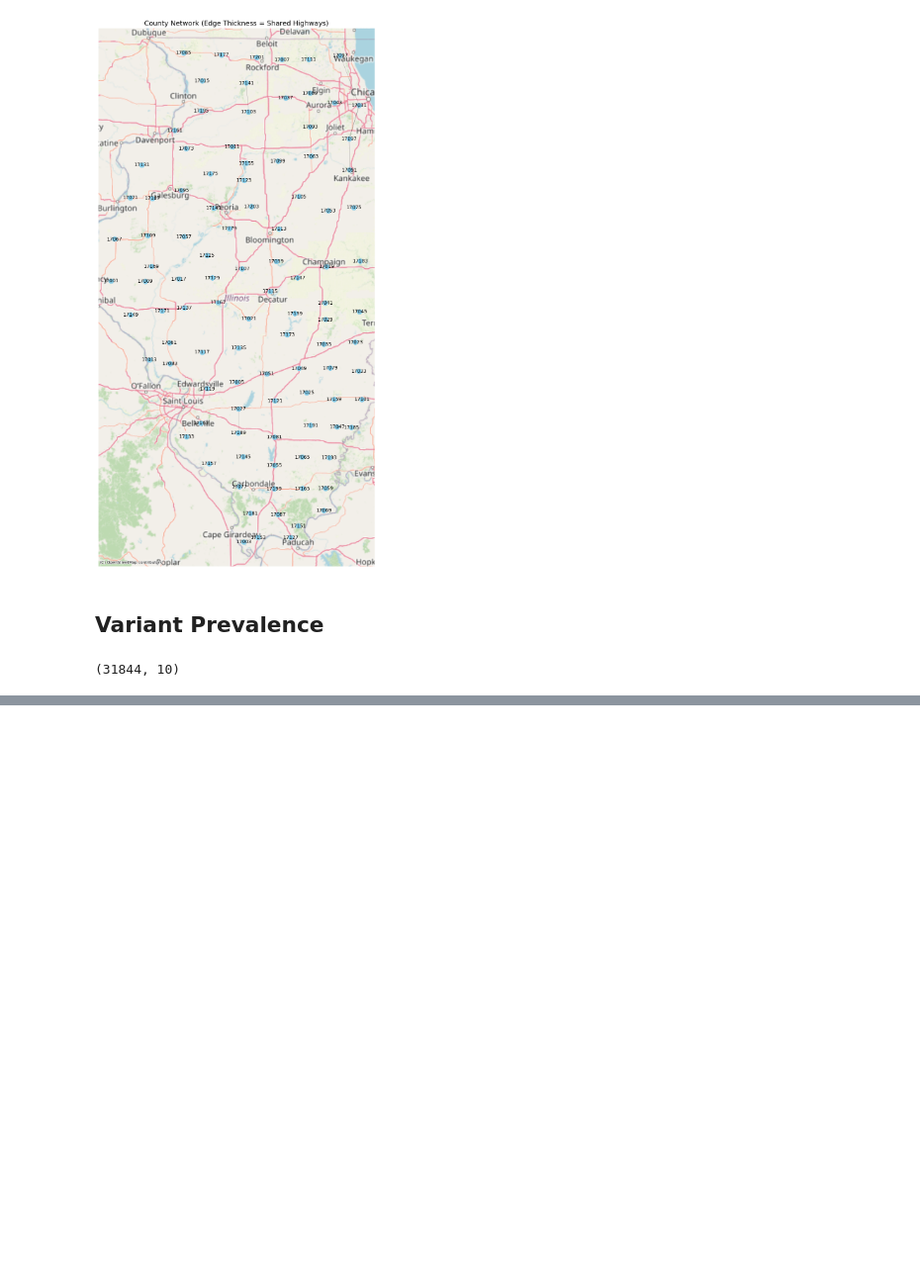
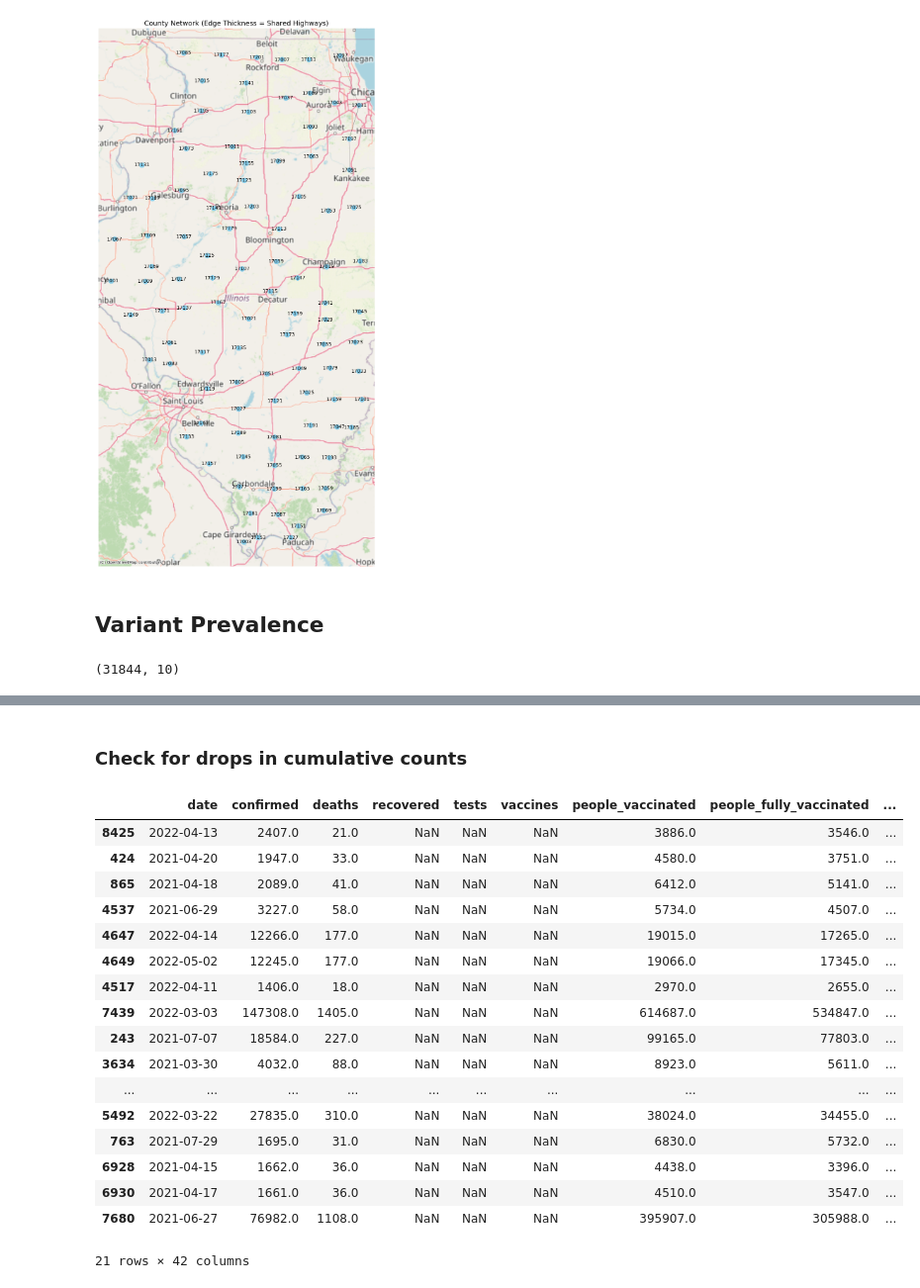
Before and after one commit to roomtempfusion/STAT-461-Group-Project, a Jupyter notebook: data processing/data_processor.ipynb, the cells around one changed output, grey strips where cells are left out. Shown at 99% size. Saved outputs shown, nothing was run; the diff lists cells and outputs as text; code cells hidden in the pictures; blank space fills up the shorter version.

```diff
--- a/data processing/data_processor.ipynb
+++ b/data processing/data_processor.ipynb
@@ -531,0 +565,29 @@ piv.reset_index()[piv.reset_index().location == 'USA_US-IL_17031']
+# %% [markdown]
+### Check for drops in cumulative counts
+# %%
+tmp = combined.sort_values(['location', 'date'])
+# %%
+tmp.diff = tmp.groupby('location').confirmed.diff()
+# %%
+tmp['cumulative_drop'] = tmp.diff < 0
+# %%
+tmp[tmp.cumulative_drop]
+# %% [output]
+|  | date | confirmed | deaths | recovered | tests | vaccines | people_vaccinated | people_fully_vaccinated | ... |
+| 8425 | 2022-04-13 | 2407.0 | 21.0 | NaN | NaN | NaN | 3886.0 | 3546.0 | ... |
+| 424 | 2021-04-20 | 1947.0 | 33.0 | NaN | NaN | NaN | 4580.0 | 3751.0 | ... |
+| 865 | 2021-04-18 | 2089.0 | 41.0 | NaN | NaN | NaN | 6412.0 | 5141.0 | ... |
+| 4537 | 2021-06-29 | 3227.0 | 58.0 | NaN | NaN | NaN | 5734.0 | 4507.0 | ... |
+| 4647 | 2022-04-14 | 12266.0 | 177.0 | NaN | NaN | NaN | 19015.0 | 17265.0 | ... |
+| 4649 | 2022-05-02 | 12245.0 | 177.0 | NaN | NaN | NaN | 19066.0 | 17345.0 | ... |
+| 4517 | 2022-04-11 | 1406.0 | 18.0 | NaN | NaN | NaN | 2970.0 | 2655.0 | ... |
+| 7439 | 2022-03-03 | 147308.0 | 1405.0 | NaN | NaN | NaN | 614687.0 | 534847.0 | ... |
+| 243 | 2021-07-07 | 18584.0 | 227.0 | NaN | NaN | NaN | 99165.0 | 77803.0 | ... |
+| 3634 | 2021-03-30 | 4032.0 | 88.0 | NaN | NaN | NaN | 8923.0 | 5611.0 | ... |
+| ... | ... | ... | ... | ... | ... | ... | ... | ... | ... |
+| 5492 | 2022-03-22 | 27835.0 | 310.0 | NaN | NaN | NaN | 38024.0 | 34455.0 | ... |
+| 763 | 2021-07-29 | 1695.0 | 31.0 | NaN | NaN | NaN | 6830.0 | 5732.0 | ... |
+| 6928 | 2021-04-15 | 1662.0 | 36.0 | NaN | NaN | NaN | 4438.0 | 3396.0 | ... |
+| 6930 | 2021-04-17 | 1661.0 | 36.0 | NaN | NaN | NaN | 4510.0 | 3547.0 | ... |
+| 7680 | 2021-06-27 | 76982.0 | 1108.0 | NaN | NaN | NaN | 395907.0 | 305988.0 | ... |
+21 rows × 42 columns
```
Also changed, not shown: parts of 39 cells of this notebook, 7 other files.
